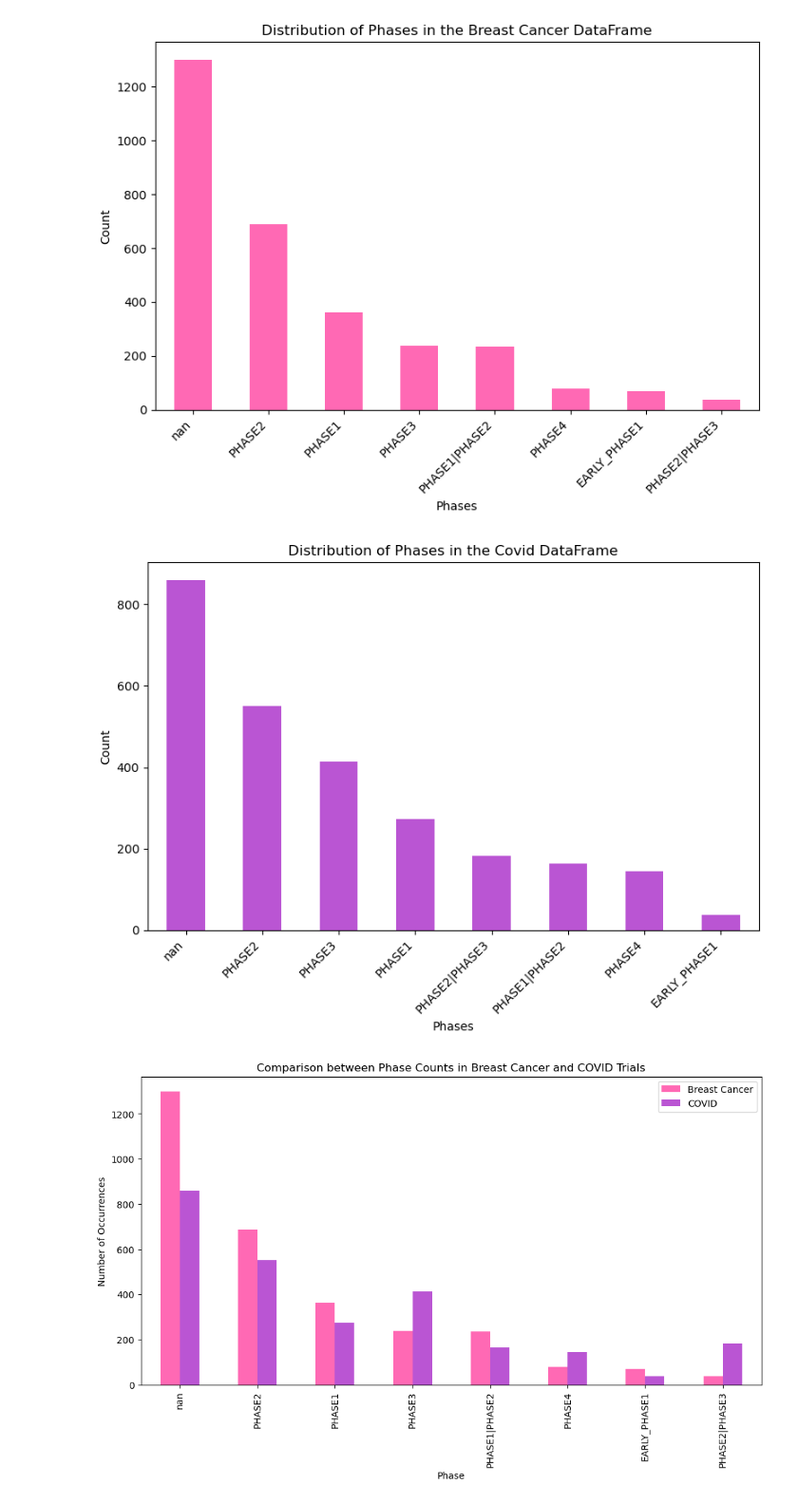
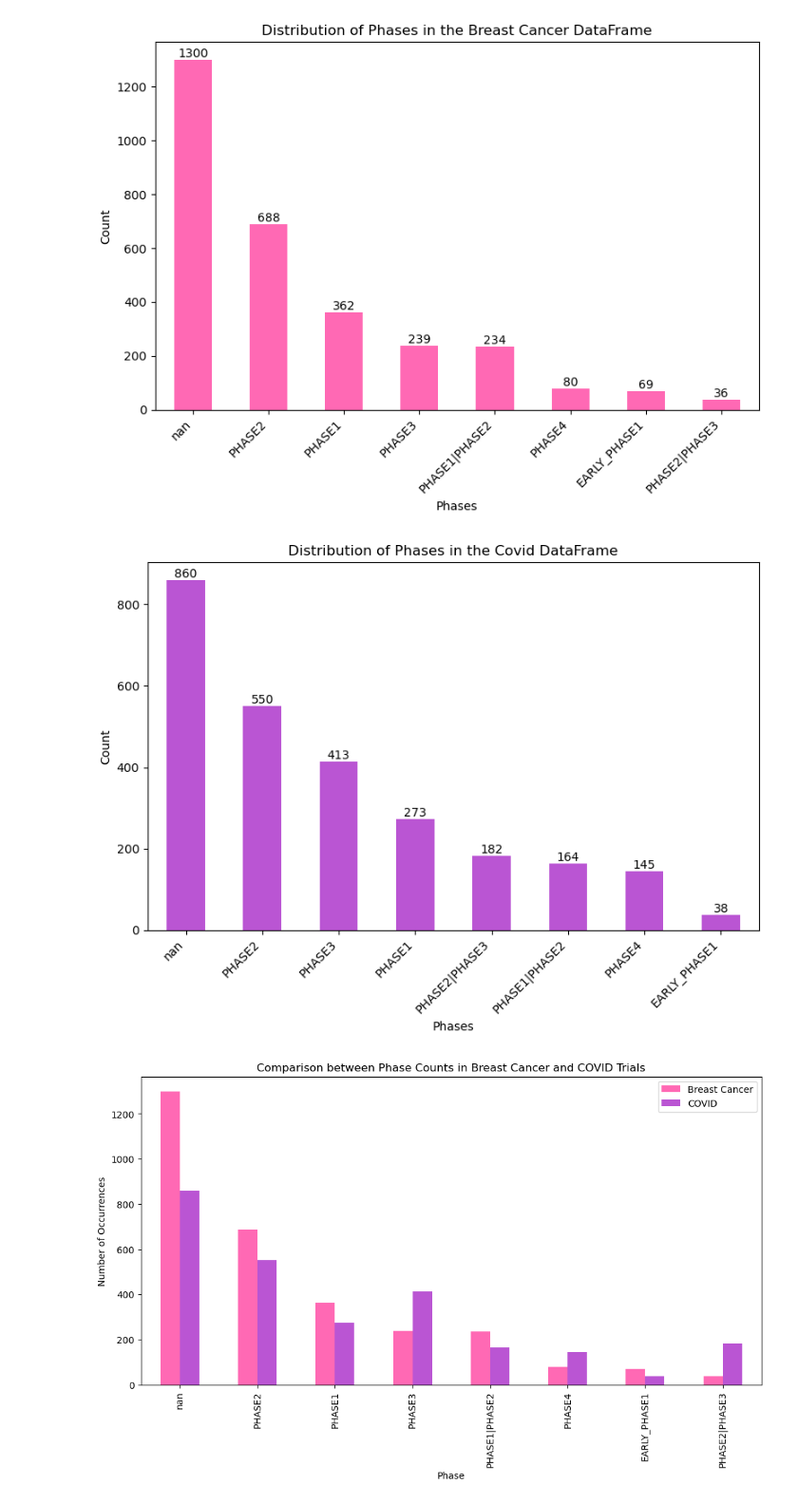
Before and after one commit to harooks/Clinical-Trials-Data-Analysis, a Jupyter notebook: phases.ipynb, the cells around one changed output. Shown at 95% size. Cells and saved outputs as stored; diff of their text form; code cells hidden in the pictures.

Commit message:
phases done and plots in folder

```diff
--- a/phases.ipynb
+++ b/phases.ipynb
@@ -9,34 +9,43 @@ covid_df = pd.read_csv('covid.csv')
 # %%
 # Get counts for both breast cancer and covid
 breast_cancer_phases_df = breast_cancer_df['Phases'].value_counts(dropna=False)
 covid_phases_df = covid_df['Phases'].value_counts(dropna=False)
 
-# Specify desired order
-desired_order = ["EARLY_PHASE1", "PHASE1", "PHASE1|PHASE2", "PHASE2", "PHASE2|PHASE3", "PHASE3", "PHASE3|PHASE4", "PHASE4", "NA"]
-
 # Create a bar chart for breast cancer
 plt.figure(figsize=(8, 6))
-breast_cancer_phases_df.plot(kind='bar', color='hotpink')
+bars = breast_cancer_phases_df.plot(kind='bar', color='hotpink')
+
+# Add numbers on top of bars
+for i, value in enumerate(breast_cancer_phases_df.values):
+        bars.text(i, value, value, ha='center', va='bottom')
+
 plt.xlabel('Phases')
 plt.ylabel('Count')
 plt.title('Distribution of Phases in the Breast Cancer DataFrame')
 plt.xticks(rotation=45, ha='right')
 plt.tight_layout()
 
 # Display the bar chart for breast cancer
 plt.show()
 
+#################################################################################
+
 # Create a bar chart for covid
 plt.figure(figsize=(8, 6))
-covid_phases_df.plot(kind='bar', color='mediumorchid')
+bars = covid_phases_df.plot(kind='bar', color='mediumorchid')
+
+# Add numbers on top of bars
+for i, value in enumerate(covid_phases_df.values):
+        bars.text(i, value, value, ha='center', va='bottom')
+
 plt.xlabel('Phases')
 plt.ylabel('Count')
 plt.title('Distribution of Phases in the Covid DataFrame')
 plt.xticks(rotation=45, ha='right')
 plt.tight_layout()
 
 # Display the bar chart for covid
 plt.show()
 # %% [output]
-[figure, old version]
+[figure, new version]
-[figure, old version]
+[figure, new version]
```
Also changed, not shown: parts of 1 cell of this notebook, 3 other files.
